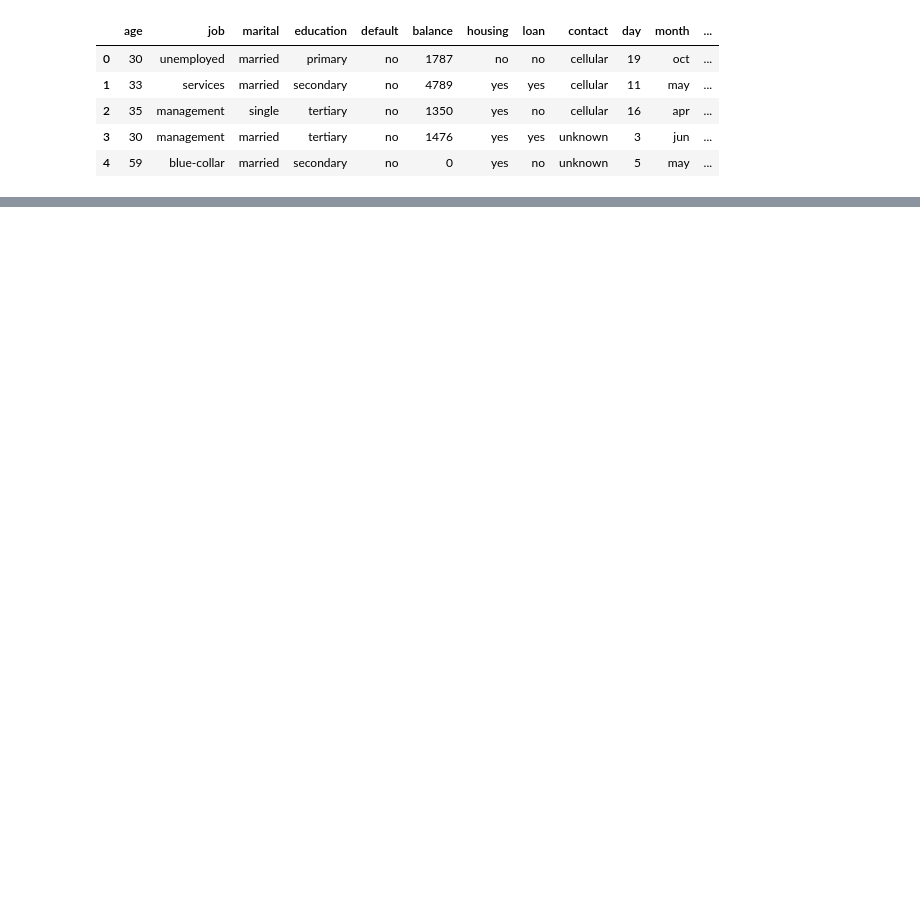
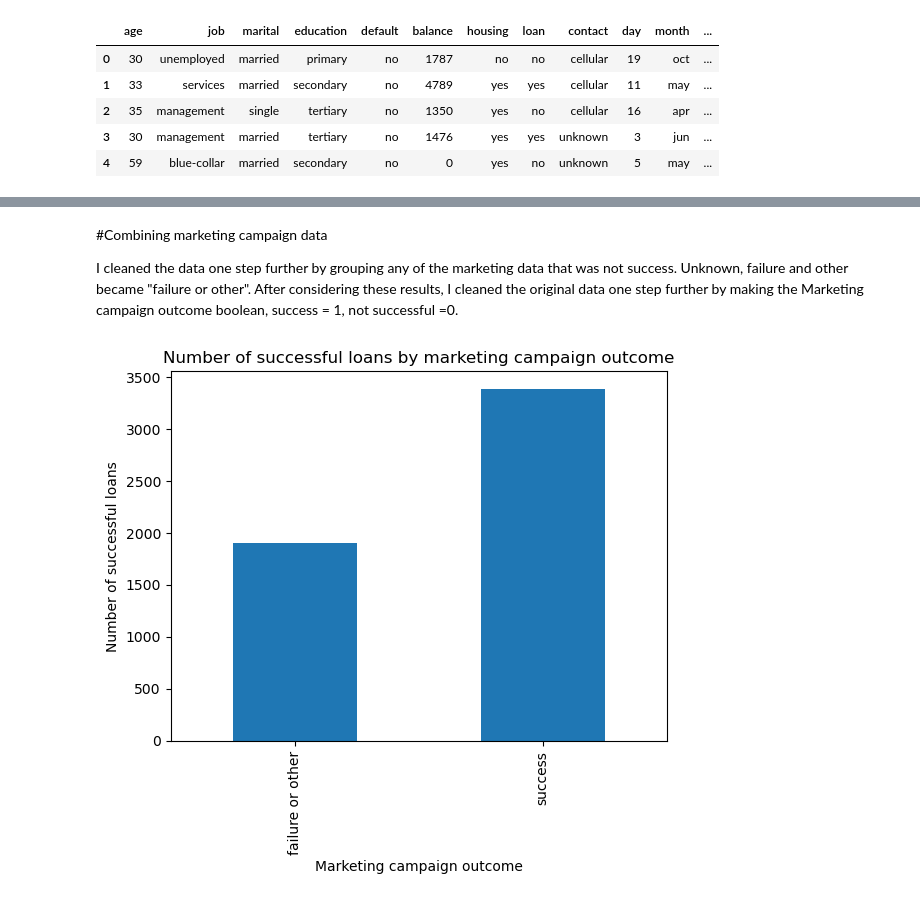
Before and after one commit to BotanicalAmy/Comparing-Classifiers, a Jupyter notebook: Comparing_Classifiers.ipynb, the cells around one changed output, grey strips where cells are left out. Cells and saved outputs as stored; diff of their text form; code cells hidden in the pictures; blank space fills up the shorter version.

```diff
--- a/Comparing_Classifiers.ipynb
+++ b/Comparing_Classifiers.ipynb
@@ -56,0 +173,17 @@ bank_data_sample.head()
+# %% [markdown]
+#Combining marketing campaign data
+
+I cleaned the data one step further by grouping any of the marketing data that was not success.  Unknown, failure and other became "failure or other".  After considering these results, I cleaned the original data one step further by making the Marketing campaign outcome boolean, success = 1, not successful =0.
+# %%
+#create the same bar chart but combine poutcomes with values of unknown, failire and other
+bank_clean_grouped = bank_clean.copy()
+#replace poutcome values of unknown, failure and other in bank_clean_grouped with "failure or other"
+bank_clean_grouped['poutcome'] = bank_clean_grouped['poutcome'].replace([0, 1, 2], 1)
+bank_clean_grouped.groupby('poutcome').sum()['y'].plot(kind='bar')
+plt.xticks([0,1], ['failure or other', 'success'])
+plt.title('Number of successful loans by marketing campaign outcome')
+plt.xlabel('Marketing campaign outcome')
+plt.ylabel('Number of successful loans')
+plt.show()
+# %% [output]
+[figure, added]
```
Also changed, not shown: parts of 10 cells of this notebook, 3 other files.
